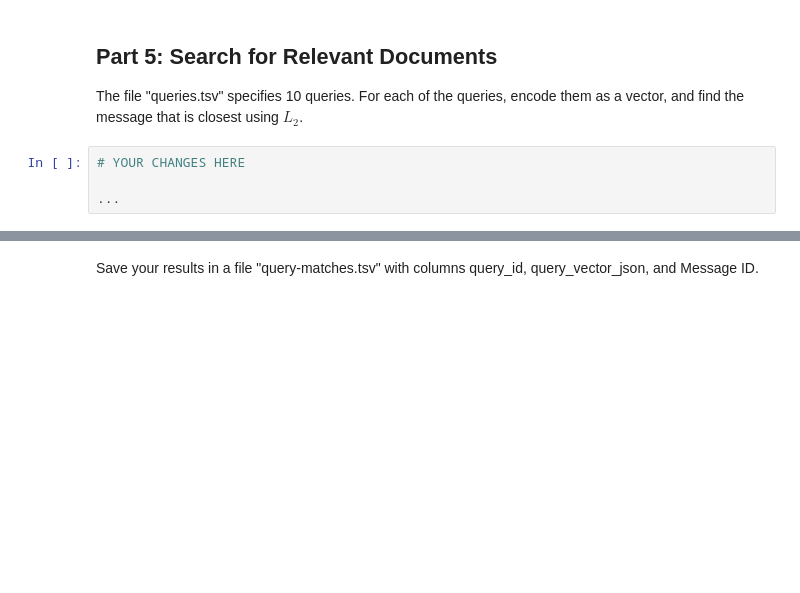
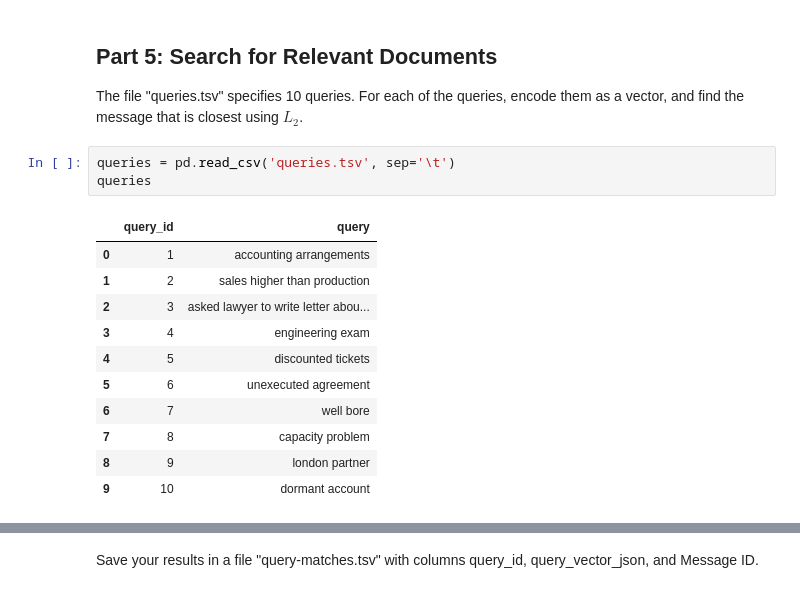
Before and after one commit to aidandig/dx704-project-12, a Jupyter notebook: dx704-project-12.ipynb, the cells around one changed output, grey strips where cells are left out. Saved outputs shown, nothing was run; the diff lists cells and outputs as text; blank space fills up the shorter version.

```diff
--- a/dx704-project-12.ipynb
+++ b/dx704-project-12.ipynb
@@ -174,7 +311,18 @@ Submit "coefficients.tsv" in Gradescope.
 
 The file "queries.tsv" specifies 10 queries.
 For each of the queries, encode them as a vector, and find the message that is closest using $L_2$.
-# %%
-# YOUR CHANGES HERE
-
-...
+# %%
+queries = pd.read_csv('queries.tsv', sep='\t')
+queries
+# %% [output]
+|  | query_id | query |
+| 0 | 1 | accounting arrangements |
+| 1 | 2 | sales higher than production |
+| 2 | 3 | asked lawyer to write letter abou... |
+| 3 | 4 | engineering exam |
+| 4 | 5 | discounted tickets |
+| 5 | 6 | unexecuted agreement |
+| 6 | 7 | well bore |
+| 7 | 8 | capacity problem |
+| 8 | 9 | london partner |
+| 9 | 10 | dormant account |
```
Also changed, not shown: parts of 19 cells of this notebook.
